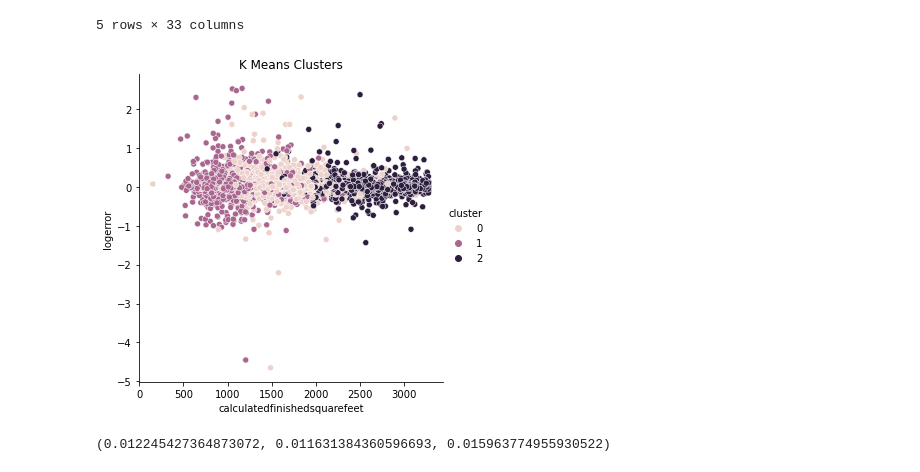
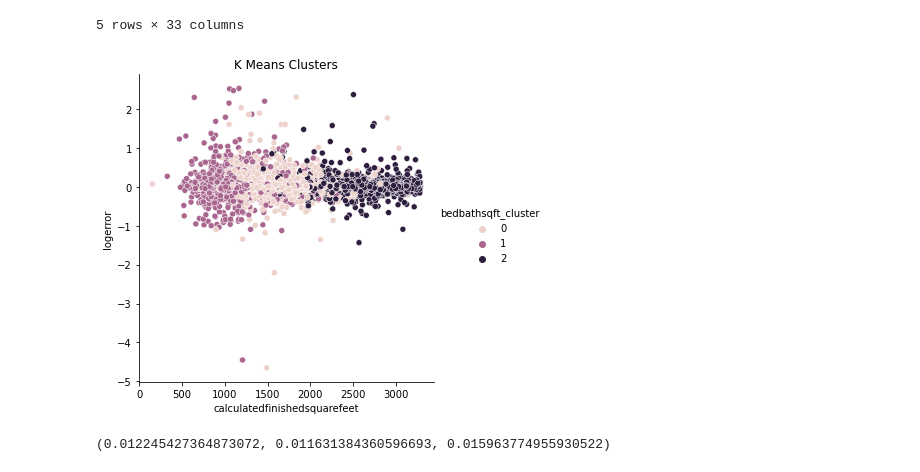
Before and after one commit to NSharick/clustering-project, a Jupyter notebook: exploration_notebook_2_clustering_project.ipynb, the cells around one changed output. Cells and saved outputs as stored; diff of their text form; code cells hidden in the pictures.

```diff
--- a/exploration_notebook_2_clustering_project.ipynb
+++ b/exploration_notebook_2_clustering_project.ipynb
@@ -255,10 +257,13 @@ Reading from csv file...
 # DF1
 # %%
 train1, validate1, test1 = split_data(df1)
-out_columns = ['bedroomcnt', 'bathroomcnt', 'calculatedfinishedsquarefeet',]
-train1 = remove_outliers(train1, 1.5, out_columns)
-scale_cols1 = train1[['bathroomcnt', 'bedroomcnt', 'calculatedfinishedsquarefeet', 'latitude', 'longitude', 'dist_lat', 'dist_long']]
-scaler = MinMaxScaler()
-scaler.fit(scale_cols1)
-scaled_df1 = scaler.transform(scale_cols1)
-scaled_cols_df1 = pd.DataFrame(scaled_df1, columns=scale_cols1.columns, index=scale_cols1.index)
+#out_columns = ['bedroomcnt', 'bathroomcnt', 'calculatedfinishedsquarefeet',]
+#train1 = remove_outliers(train1, 1.5, out_columns)
+#scale_cols1 = train1[['bathroomcnt', 'bedroomcnt', 'calculatedfinishedsquarefeet', 'latitude', 'longitude', 'dist_lat', 'dist_long']]
+#scaler = MinMaxScaler()
+#scaler.fit(scale_cols1)
+#scaled_df1 = scaler.transform(scale_cols1)
+#scaled_cols_df1 = pd.DataFrame(scaled_df1, columns=scale_cols1.columns, index=scale_cols1.index)
+cluster_df1_train = cluster_model_prep(train1)
+cluster_df1_val = cluster_model_prep(validate1)
+cluster_df1_test = cluster_model_prep(test1)
@@ -300,7 +332,7 @@ plt.grid()
 x = scaled_cols_df1[['bathroomcnt', 'bedroomcnt', 'calculatedfinishedsquarefeet']]
 kmeans = KMeans(n_clusters=3, random_state=123)
 kmeans.fit(x)
-train1['cluster'] = kmeans.predict(x)
+train1['bedbathsqft_cluster'] = kmeans.predict(x)
 # %%
 train1.head()
 # %% [output]
@@ -312,9 +344,9 @@ train1.head()
 | 37135 | 1045800 | 10900954 | 2.0 | 2.0 | 2.0 | 1066.0 | ... |
 5 rows × 33 columns
 # %%
-sns.relplot(data=train1, y='logerror', x='calculatedfinishedsquarefeet', hue='cluster')
+sns.relplot(data=train1, y='logerror', x='calculatedfinishedsquarefeet', hue='bedbathsqft_cluster')
 plt.title('K Means Clusters')
 plt.show()
 # %% [output]
-[figure, old version]
+[figure, new version]
 # %%
```
Also changed, not shown: parts of 30 cells of this notebook, 1 other file.
